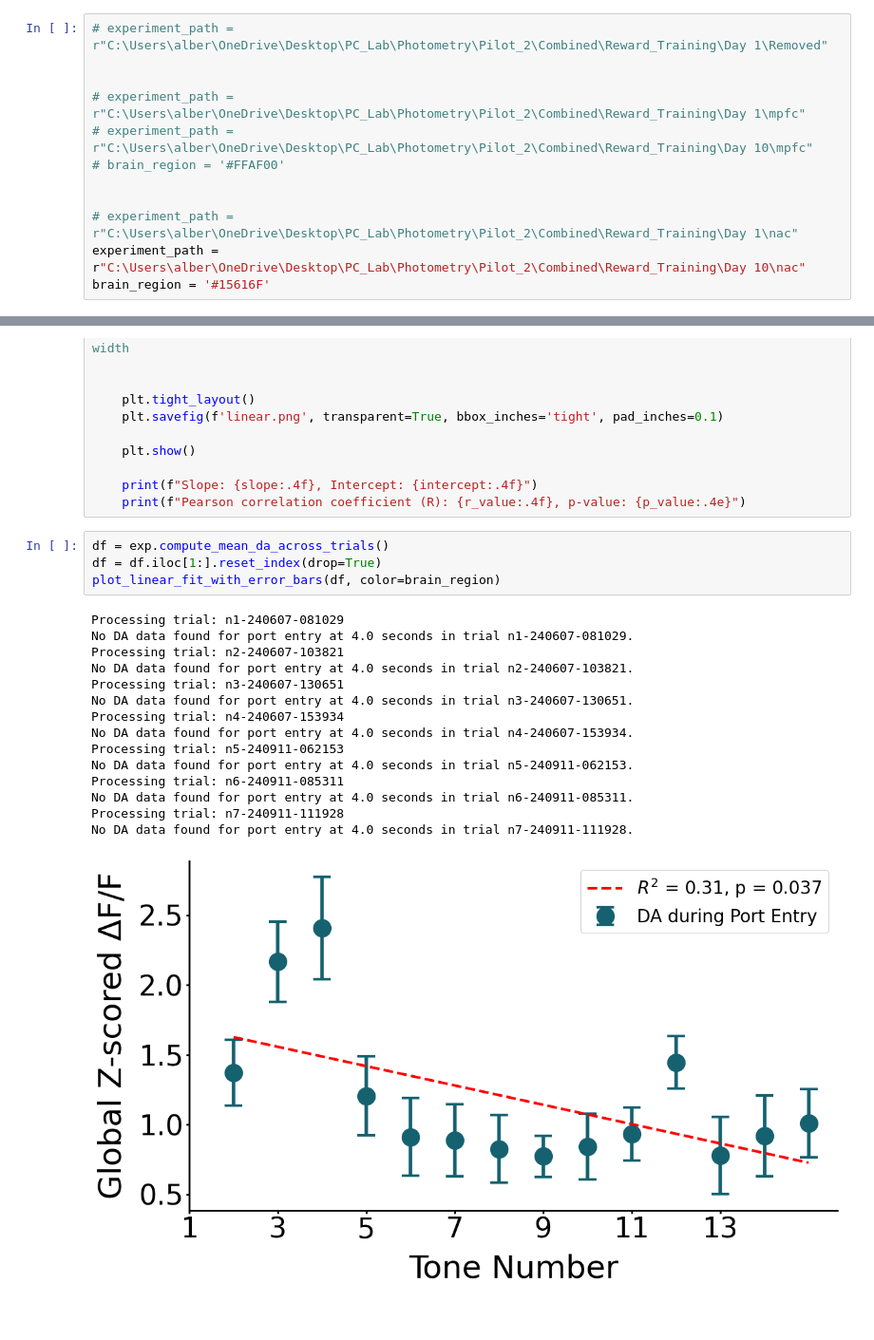
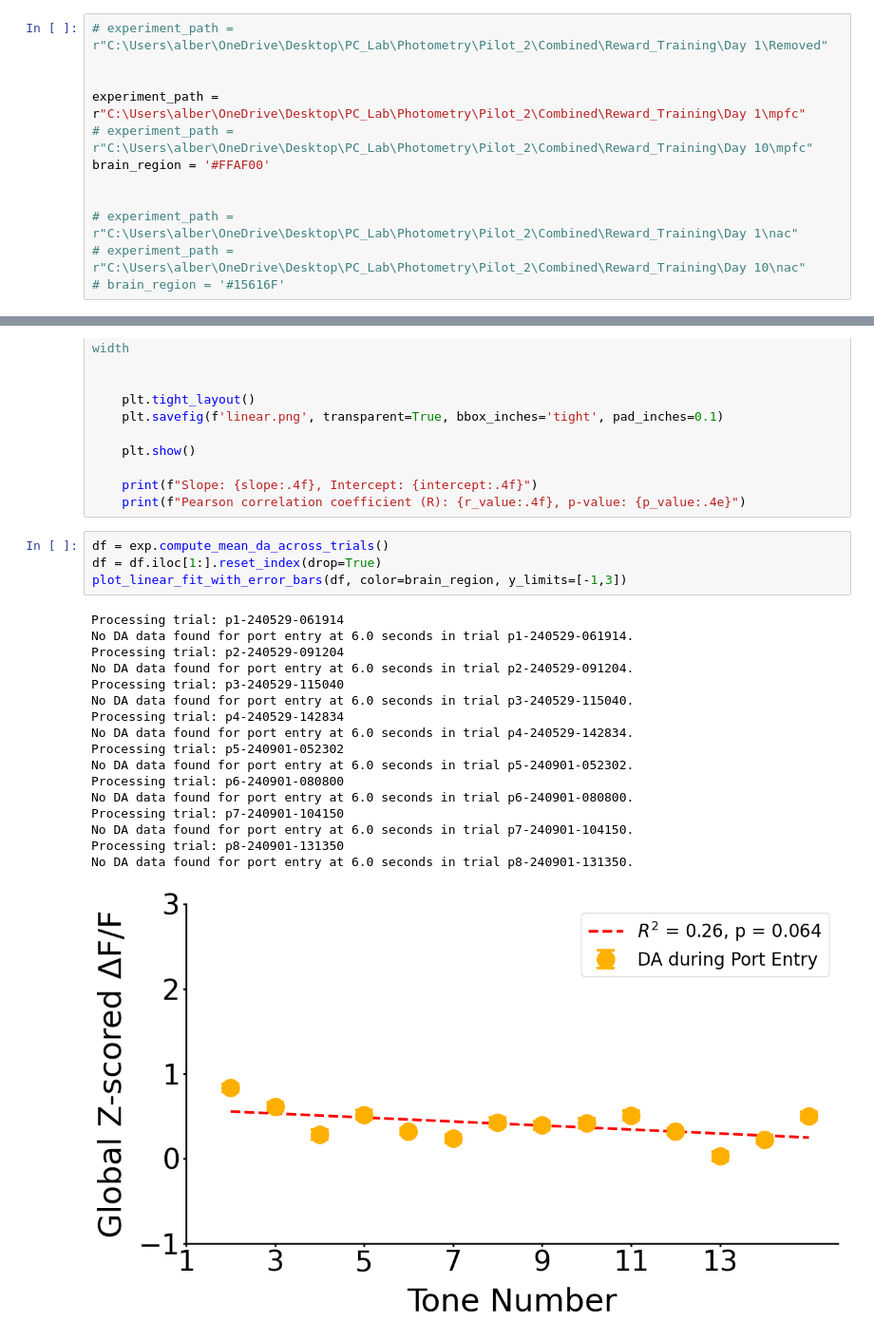
Before and after one commit to padillacoreanolab/Fiber_Photometry, a Jupyter notebook: Reward Training/rt_analysis.ipynb, the cells around one changed output, grey strips where cells are left out. Shown at 95% size. Saved outputs shown, nothing was run; the diff lists cells and outputs as text.

Commit message:
Reward Training

```diff
--- a/Reward Training/rt_analysis.ipynb
+++ b/Reward Training/rt_analysis.ipynb
@@ -10,14 +10,14 @@ import matplotlib.pyplot as plt
 # experiment_path = r"C:\Users\alber\OneDrive\Desktop\PC_Lab\Photometry\Pilot_2\Combined\Reward_Training\Day 1\Removed"
 
 
-# experiment_path = r"C:\Users\alber\OneDrive\Desktop\PC_Lab\Photometry\Pilot_2\Combined\Reward_Training\Day 1\mpfc"
+experiment_path = r"C:\Users\alber\OneDrive\Desktop\PC_Lab\Photometry\Pilot_2\Combined\Reward_Training\Day 1\mpfc"
 # experiment_path = r"C:\Users\alber\OneDrive\Desktop\PC_Lab\Photometry\Pilot_2\Combined\Reward_Training\Day 10\mpfc"
-# brain_region = '#FFAF00'
+brain_region = '#FFAF00'
 
 
 # experiment_path = r"C:\Users\alber\OneDrive\Desktop\PC_Lab\Photometry\Pilot_2\Combined\Reward_Training\Day 1\nac"
-experiment_path = r"C:\Users\alber\OneDrive\Desktop\PC_Lab\Photometry\Pilot_2\Combined\Reward_Training\Day 10\nac"
-brain_region = '#15616F'
+# experiment_path = r"C:\Users\alber\OneDrive\Desktop\PC_Lab\Photometry\Pilot_2\Combined\Reward_Training\Day 10\nac"
+# brain_region = '#15616F'
 # %%
 exp = Reward_Training(experiment_folder_path=experiment_path, behavior_folder_path=None)
 # %% [output]
@@ -128,20 +131,22 @@ def plot_linear_fit_with_error_bars(df, color='blue', y_limits=None):
 # %%
 df = exp.compute_mean_da_across_trials()
 df = df.iloc[1:].reset_index(drop=True)
-plot_linear_fit_with_error_bars(df, color=brain_region)
+plot_linear_fit_with_error_bars(df, color=brain_region, y_limits=[-1,3])
 # %% [output]
-Processing trial: n1-240607-081029
-No DA data found for port entry at 4.0 seconds in trial n1-240607-081029.
-Processing trial: n2-240607-103821
-No DA data found for port entry at 4.0 seconds in trial n2-240607-103821.
-Processing trial: n3-240607-130651
-No DA data found for port entry at 4.0 seconds in trial n3-240607-130651.
-Processing trial: n4-240607-153934
-No DA data found for port entry at 4.0 seconds in trial n4-240607-153934.
-Processing trial: n5-240911-062153
-No DA data found for port entry at 4.0 seconds in trial n5-240911-062153.
-Processing trial: n6-240911-085311
-No DA data found for port entry at 4.0 seconds in trial n6-240911-085311.
-Processing trial: n7-240911-111928
-No DA data found for port entry at 4.0 seconds in trial n7-240911-111928.
+Processing trial: p1-240529-061914
+No DA data found for port entry at 6.0 seconds in trial p1-240529-061914.
+Processing trial: p2-240529-091204
+No DA data found for port entry at 6.0 seconds in trial p2-240529-091204.
+Processing trial: p3-240529-115040
+No DA data found for port entry at 6.0 seconds in trial p3-240529-115040.
+Processing trial: p4-240529-142834
+No DA data found for port entry at 6.0 seconds in trial p4-240529-142834.
+Processing trial: p5-240901-052302
+No DA data found for port entry at 6.0 seconds in trial p5-240901-052302.
+Processing trial: p6-240901-080800
+No DA data found for port entry at 6.0 seconds in trial p6-240901-080800.
+Processing trial: p7-240901-104150
+No DA data found for port entry at 6.0 seconds in trial p7-240901-104150.
+Processing trial: p8-240901-131350
+No DA data found for port entry at 6.0 seconds in trial p8-240901-131350.
-[figure, old version]
+[figure, new version]
```
Also changed, not shown: parts of 5 cells of this notebook, 4 other files.
